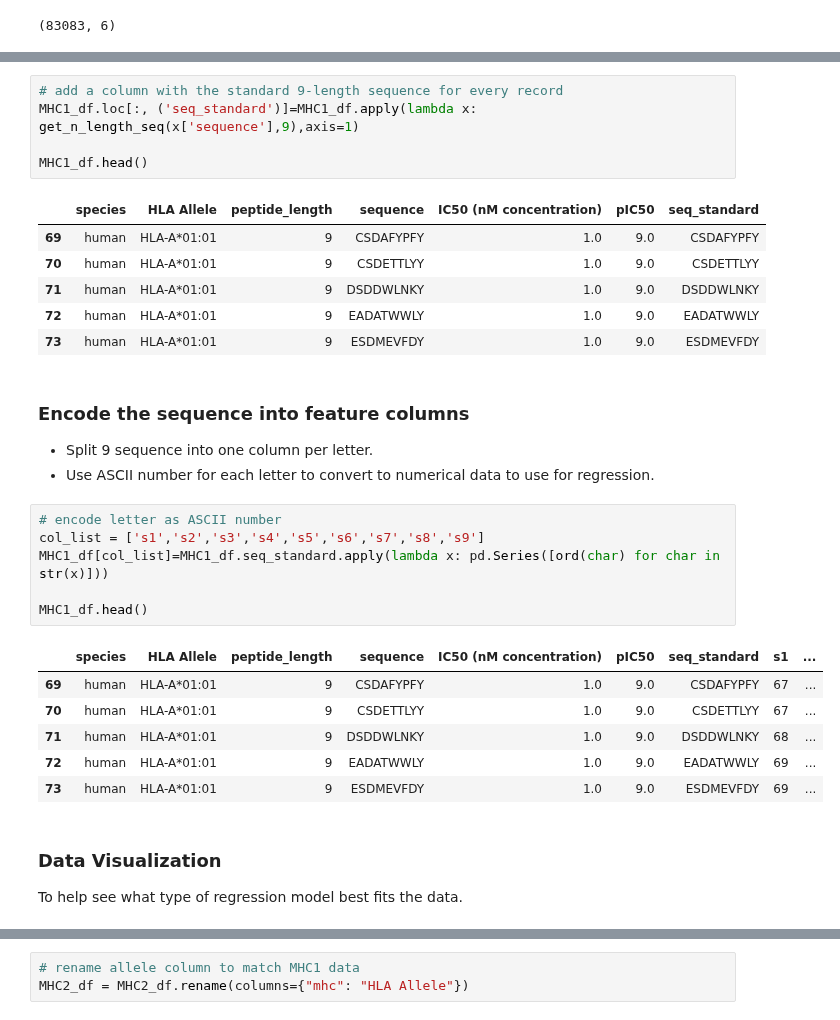
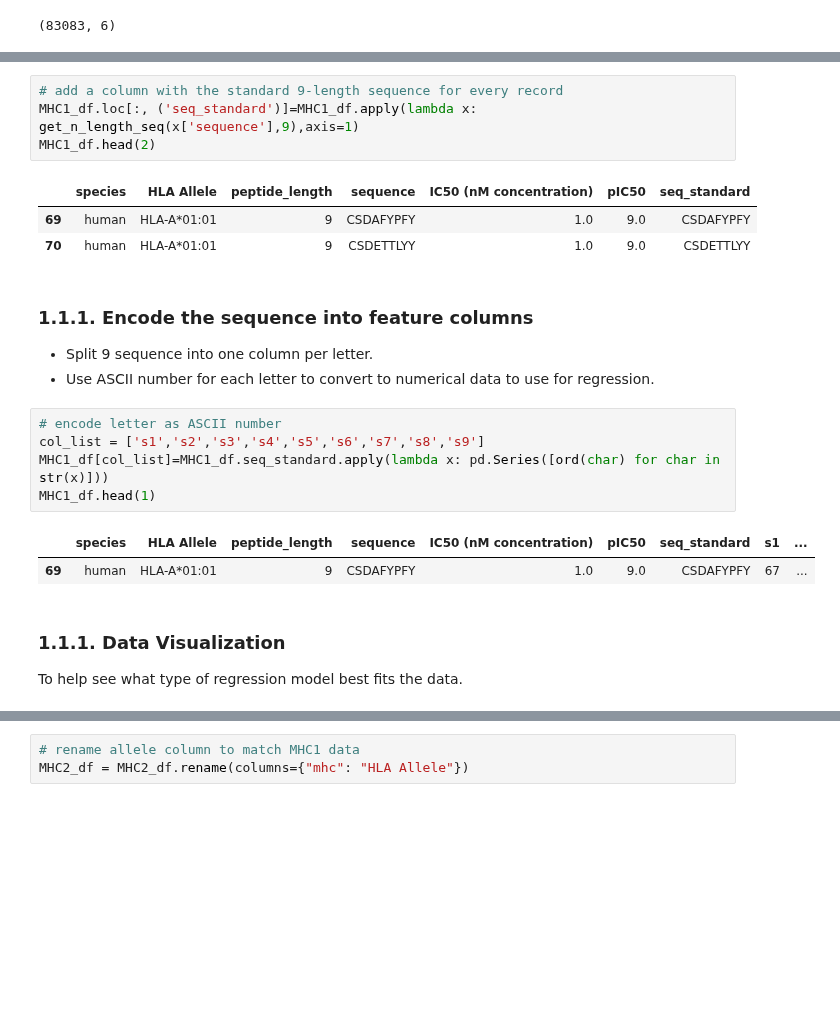
Before and after one commit to ryanquinnnelson/CMU-02718-HW5, a Jupyter notebook: exploratory_analysis_rqn_2020-11-15.ipynb, the cells around one changed output, grey strips where cells are left out. Cells and saved outputs as stored; diff of their text form; blank space fills up the shorter version.

```diff
--- a/exploratory_analysis_rqn_2020-11-15.ipynb
+++ b/exploratory_analysis_rqn_2020-11-15.ipynb
@@ -185,32 +518,23 @@ print(get_n_length_seq('1234567890',9))
 # %%
 # add a column with the standard 9-length sequence for every record
 MHC1_df.loc[:, ('seq_standard')]=MHC1_df.apply(lambda x: get_n_length_seq(x['sequence'],9),axis=1)
-
-MHC1_df.head()
+MHC1_df.head(2)
 # %% [output]
 |  | species | HLA Allele | peptide_length | sequence | IC50 (nM concentration) | pIC50 | seq_standard |
 | 69 | human | HLA-A*01:01 | 9 | CSDAFYPFY | 1.0 | 9.0 | CSDAFYPFY |
 | 70 | human | HLA-A*01:01 | 9 | CSDETTLYY | 1.0 | 9.0 | CSDETTLYY |
-| 71 | human | HLA-A*01:01 | 9 | DSDDWLNKY | 1.0 | 9.0 | DSDDWLNKY |
-| 72 | human | HLA-A*01:01 | 9 | EADATWWLY | 1.0 | 9.0 | EADATWWLY |
-| 73 | human | HLA-A*01:01 | 9 | ESDMEVFDY | 1.0 | 9.0 | ESDMEVFDY |
 # %% [markdown]
-###  Encode the sequence into feature columns
+###  1.1.1. Encode the sequence into feature columns
 - Split 9 sequence into one column per letter.
 - Use ASCII number for each letter to convert to numerical data to use for regression.
 # %%
 # encode letter as ASCII number
 col_list = ['s1','s2','s3','s4','s5','s6','s7','s8','s9']
 MHC1_df[col_list]=MHC1_df.seq_standard.apply(lambda x: pd.Series([ord(char) for char in str(x)]))
-
-MHC1_df.head()
+MHC1_df.head(1)
 # %% [output]
 |  | species | HLA Allele | peptide_length | sequence | IC50 (nM concentration) | pIC50 | seq_standard | s1 | ... |
 | 69 | human | HLA-A*01:01 | 9 | CSDAFYPFY | 1.0 | 9.0 | CSDAFYPFY | 67 | ... |
-| 70 | human | HLA-A*01:01 | 9 | CSDETTLYY | 1.0 | 9.0 | CSDETTLYY | 67 | ... |
-| 71 | human | HLA-A*01:01 | 9 | DSDDWLNKY | 1.0 | 9.0 | DSDDWLNKY | 68 | ... |
-| 72 | human | HLA-A*01:01 | 9 | EADATWWLY | 1.0 | 9.0 | EADATWWLY | 69 | ... |
-| 73 | human | HLA-A*01:01 | 9 | ESDMEVFDY | 1.0 | 9.0 | ESDMEVFDY | 69 | ... |
 # %% [markdown]
-### Data Visualization
+### 1.1.1. Data Visualization
 To help see what type of regression model best fits the data.
```
Also changed, not shown: parts of 159 cells of this notebook.
